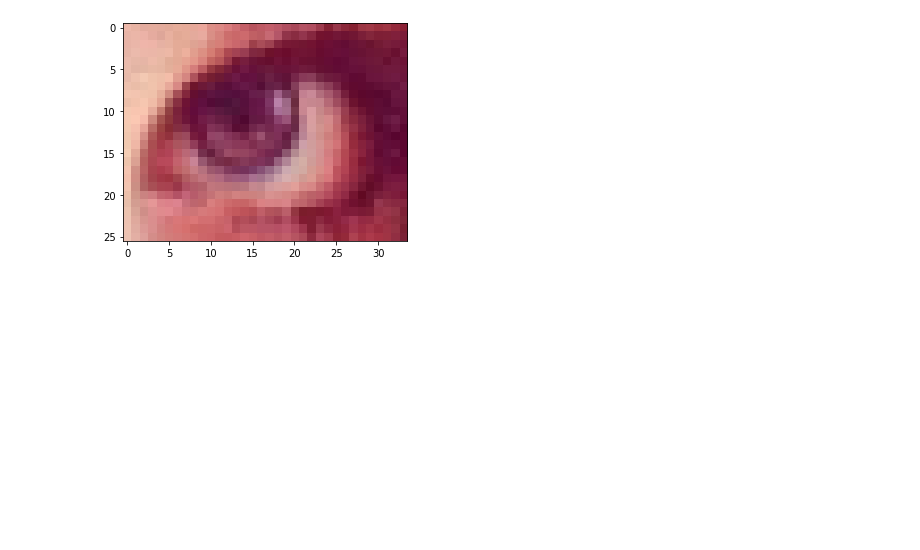
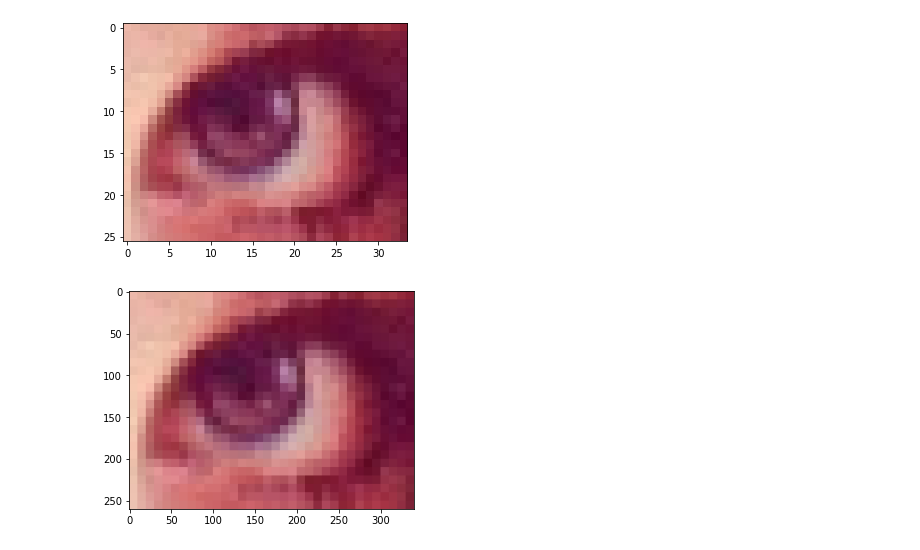
Before and after one commit to educarrascov/MIA_ArtificialVision, a Jupyter notebook: MIA_ArtificialVision_(Clase_2).ipynb, the cells around one changed output. Cells and saved outputs as stored; diff of their text form; code cells hidden in the pictures; blank space fills up the shorter version.

```diff
--- a/MIA_ArtificialVision_(Clase_2).ipynb
+++ b/MIA_ArtificialVision_(Clase_2).ipynb
@@ -169,3 +169,16 @@ plt.imshow(roi_azul)
 plt.show()
 # %% [output]
 [figure]
+# %%
+factor_times = 10
+height = int(roi.shape[0] * factor_times)
+width  = int(roi.shape[1] * factor_times)
+dim    = (width, height)
+
+#cambio de escala
+resized= cv2.resize(roi, dim, interpolation=cv2.INTER_AREA)
+
+plt.imshow(resized)
+plt.show()
+# %% [output]
+[figure, added]
```
Also changed, not shown: parts of 7 cells of this notebook.
